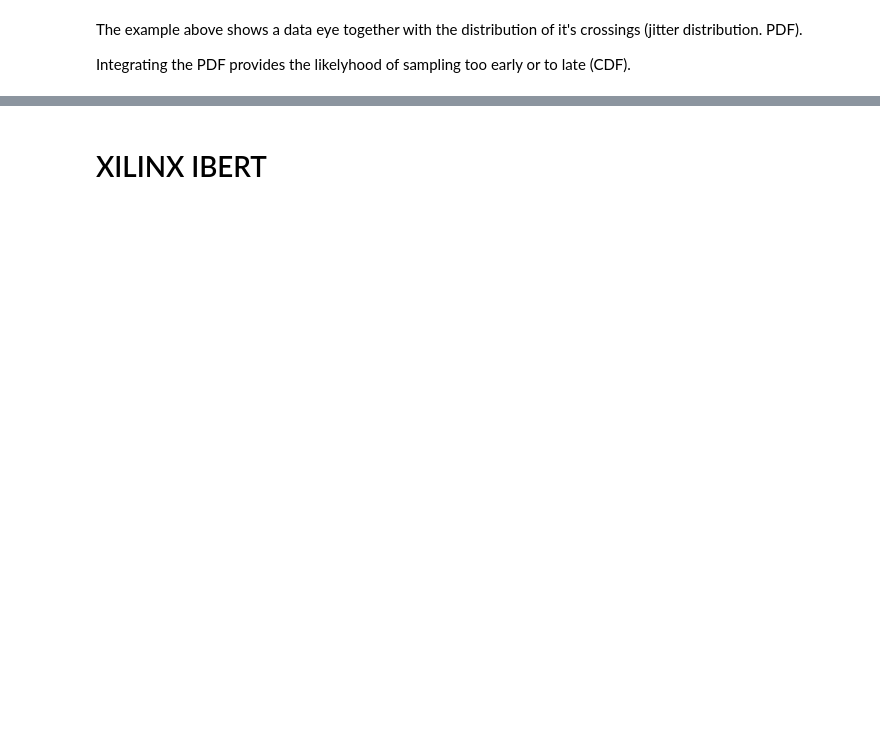
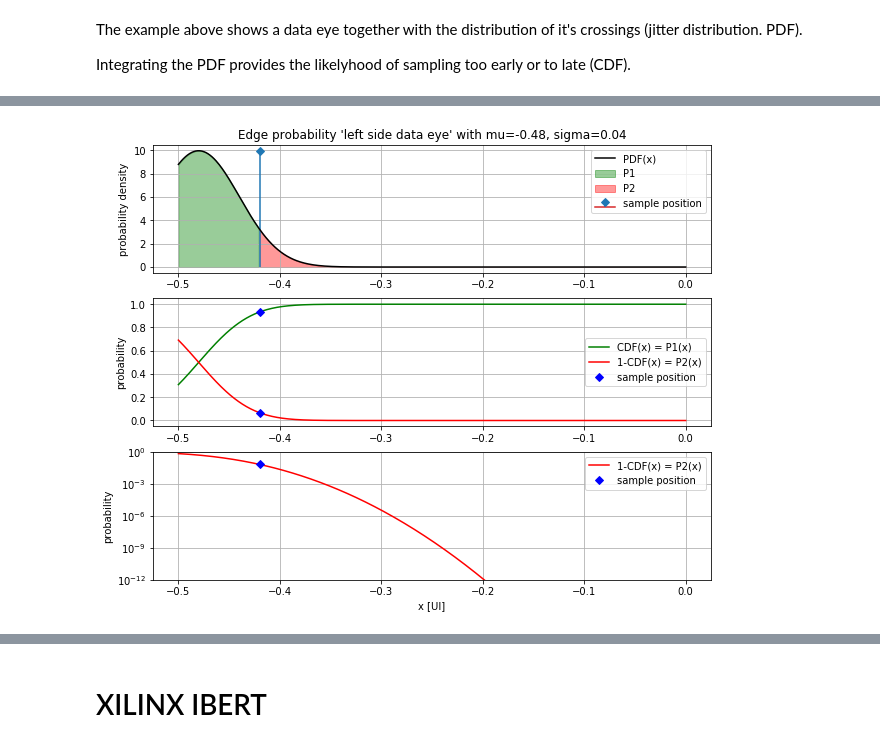
Before and after one commit to munich-ml/BER_tail_fit, a Jupyter notebook: Jitter_BER_fit.ipynb, the cells around one changed output, grey strips where cells are left out. Saved outputs shown, nothing was run; the diff lists cells and outputs as text; code cells hidden in the pictures; blank space fills up the shorter version.

```diff
--- a/Jitter_BER_fit.ipynb
+++ b/Jitter_BER_fit.ipynb
@@ -91,0 +100,31 @@ The **in-system measurement** approach proposed in the next chapter can potentia
+# %%
+mu = -0.48         # mean value of the distribution
+sigma = 0.04       # standard deviation
+ui_pos = -0.42     # sample position (example)
+x = np.linspace(-0.5, 0, 500)
+pdf = norm.pdf(x, loc=mu, scale=sigma)  # compute pdf for variable x
+
+def cdf(x):  # define the CDF (cumulative density function) using the erf (error function)
+    return 0.5 * (1+special.erf( (x-mu)/(np.sqrt(2)*sigma) ))
+
+plt.figure(figsize=(10,8)), plt.subplot(3,1,1)
+plt.plot(x, pdf, "k", label="PDF(x)")
+plt.stem([ui_pos], [max(pdf)], markerfmt='D', use_line_collection=True, label="sample position")
+plt.fill_between(x[x <= ui_pos], pdf[x <= ui_pos], color="green", alpha=0.4, label="P1")
+plt.fill_between(x[x > ui_pos], pdf[x > ui_pos], color="red", alpha=0.4, label="P2")
+plt.title(f"Edge probability 'left side data eye' with mu={mu}, sigma={sigma}")
+plt.ylabel("probability density"), plt.legend(), plt.grid()
+
+plt.subplot(3,1,2)
+plt.plot(x, cdf(x), "g", label="CDF(x) = P1(x)")
+plt.plot(x, 1-cdf(x), "r", label="1-CDF(x) = P2(x)")
+plt.plot(2*[ui_pos], [cdf(ui_pos), 1-cdf(ui_pos)], "bD", label="sample position")
+plt.ylabel("probability"), plt.legend(), plt.grid();
+
+plt.subplot(3,1,3)
+plt.semilogy(x, 1-cdf(x), "r", label="1-CDF(x) = P2(x)")
+plt.semilogy([ui_pos], [1-cdf(ui_pos)], "bD", label="sample position")
+plt.ylabel("probability"), plt.ylim([1e-12, 1])
+plt.xlabel("x [UI]"), plt.legend(), plt.grid();
+# %% [output]
+[figure, added]
```
Also changed, not shown: parts of 7 cells of this notebook.
